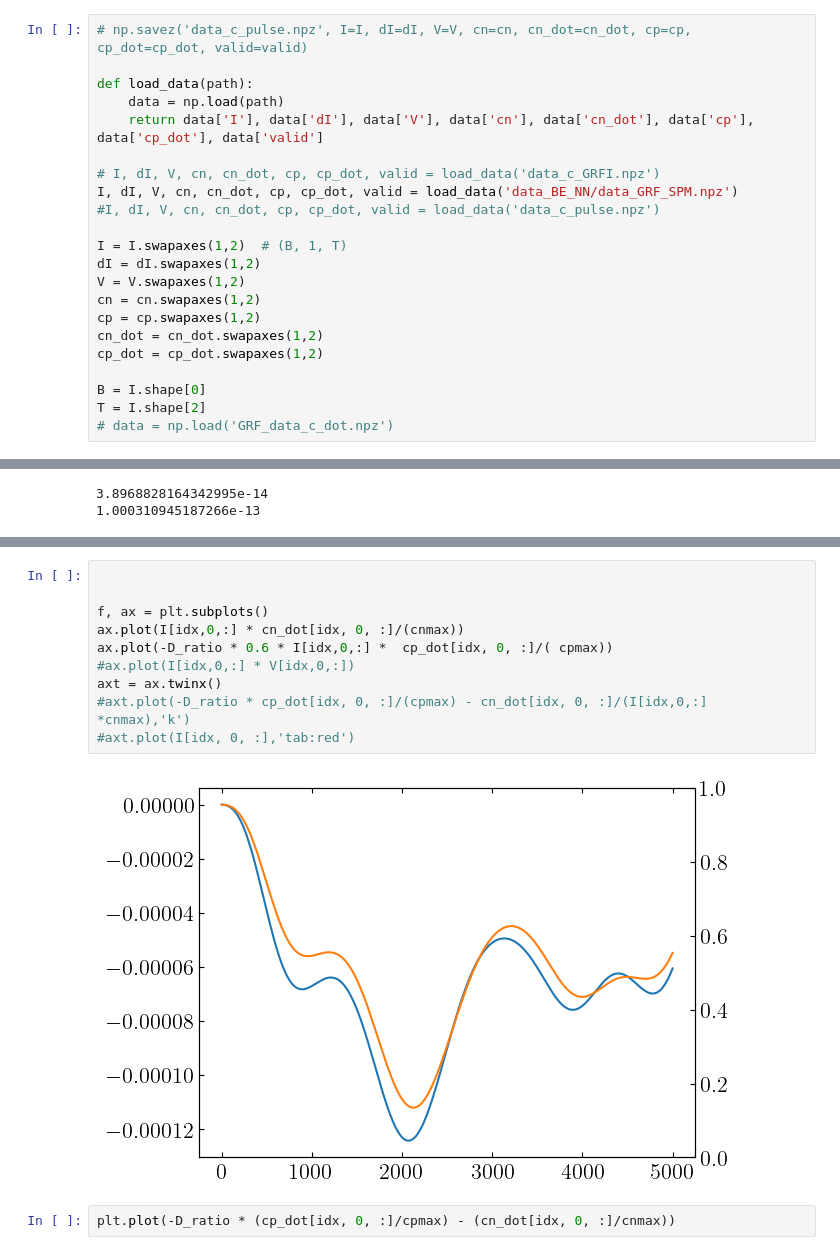
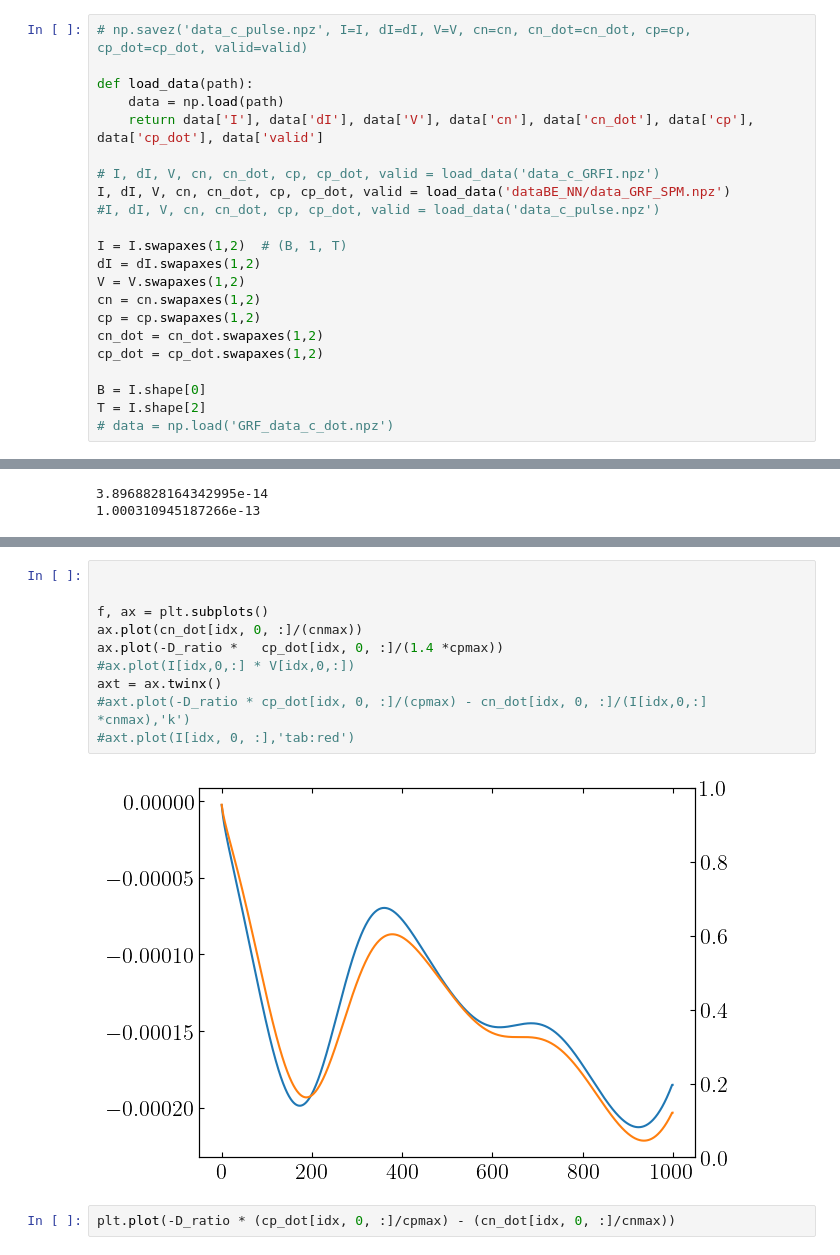
Before and after one commit to j-haralds/MSc_thesis, a Jupyter notebook: program/BasicEulerNN/3_JH_NO.ipynb, the cells around one changed output, grey strips where cells are left out. Drawn from its saved outputs; the diff is of its cells as text.

```diff
--- a/program/BasicEulerNN/3_JH_NO.ipynb
+++ b/program/BasicEulerNN/3_JH_NO.ipynb
@@ -133,7 +133,7 @@ def load_data(path):
     return data['I'], data['dI'], data['V'], data['cn'], data['cn_dot'], data['cp'], data['cp_dot'], data['valid']
 
 # I, dI, V, cn, cn_dot, cp, cp_dot, valid = load_data('data_c_GRFI.npz')
-I, dI, V, cn, cn_dot, cp, cp_dot, valid = load_data('data_BE_NN/data_GRF_SPM.npz')
+I, dI, V, cn, cn_dot, cp, cp_dot, valid = load_data('dataBE_NN/data_GRF_SPM.npz')
 #I, dI, V, cn, cn_dot, cp, cp_dot, valid = load_data('data_c_pulse.npz')
 
 I = I.swapaxes(1,2)  # (B, 1, T)
@@ -320,15 +320,15 @@ axt.plot(-D_ratio * cp_dot[idx, 0, 50:]/(I[idx,0,50:] *cpmax) - cn_dot[idx, 0, 5
 # %%
 
 
 f, ax = plt.subplots()
-ax.plot(I[idx,0,:] * cn_dot[idx, 0, :]/(cnmax))
-ax.plot(-D_ratio * 0.6 * I[idx,0,:] *  cp_dot[idx, 0, :]/( cpmax))
+ax.plot(cn_dot[idx, 0, :]/(cnmax))
+ax.plot(-D_ratio *   cp_dot[idx, 0, :]/(1.4 *cpmax))
 #ax.plot(I[idx,0,:] * V[idx,0,:])
 axt = ax.twinx()
 #axt.plot(-D_ratio * cp_dot[idx, 0, :]/(cpmax) - cn_dot[idx, 0, :]/(I[idx,0,:] *cnmax),'k')
 #axt.plot(I[idx, 0, :],'tab:red')
 # %% [output]
-[figure, old version]
+[figure, new version]
 # %%
 plt.plot(-D_ratio * (cp_dot[idx, 0, :]/cpmax) - (cn_dot[idx, 0, :]/cnmax))
 # %% [output]
```
Also changed, not shown: parts of 2 cells of this notebook, 1 other file.
